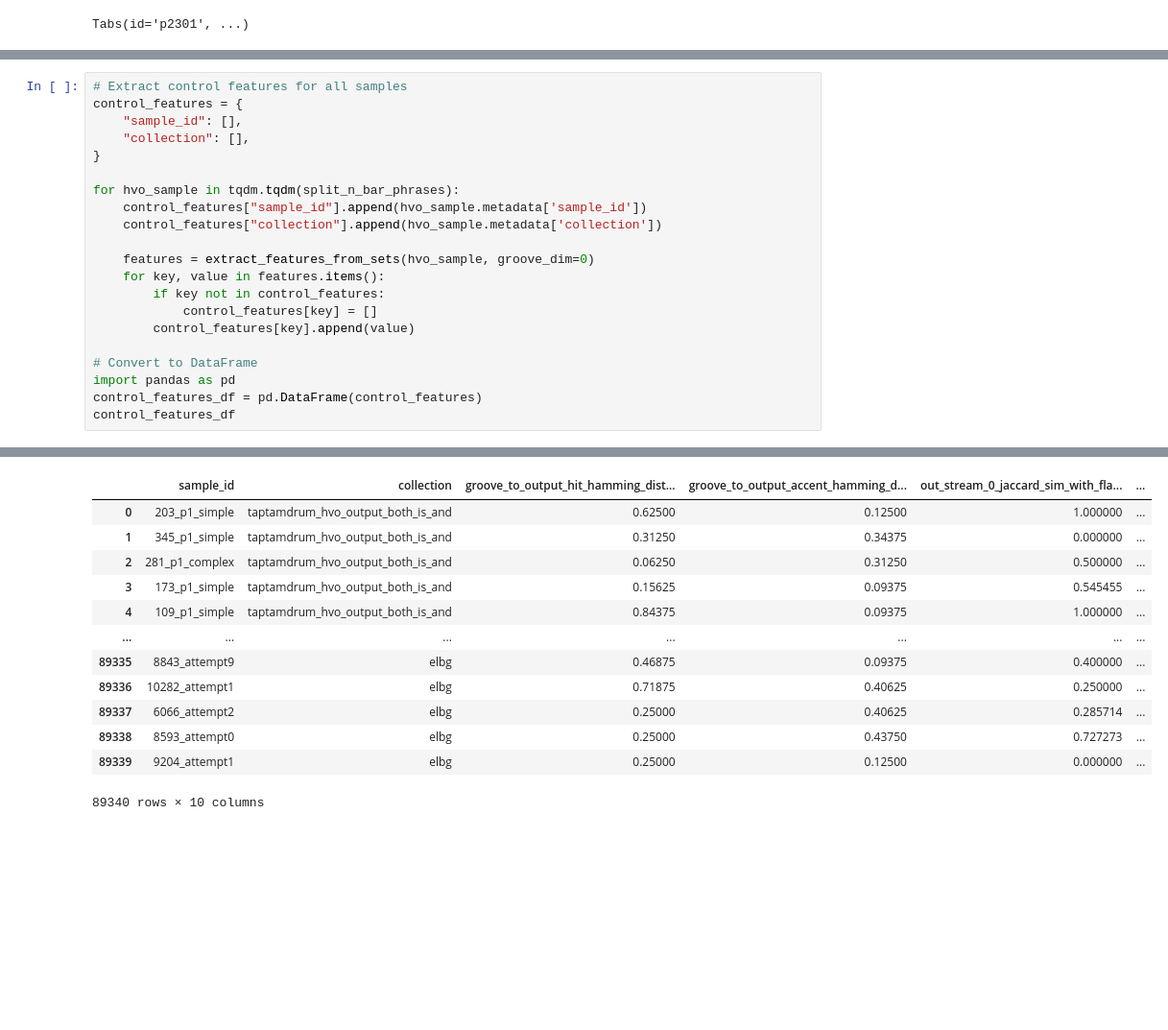
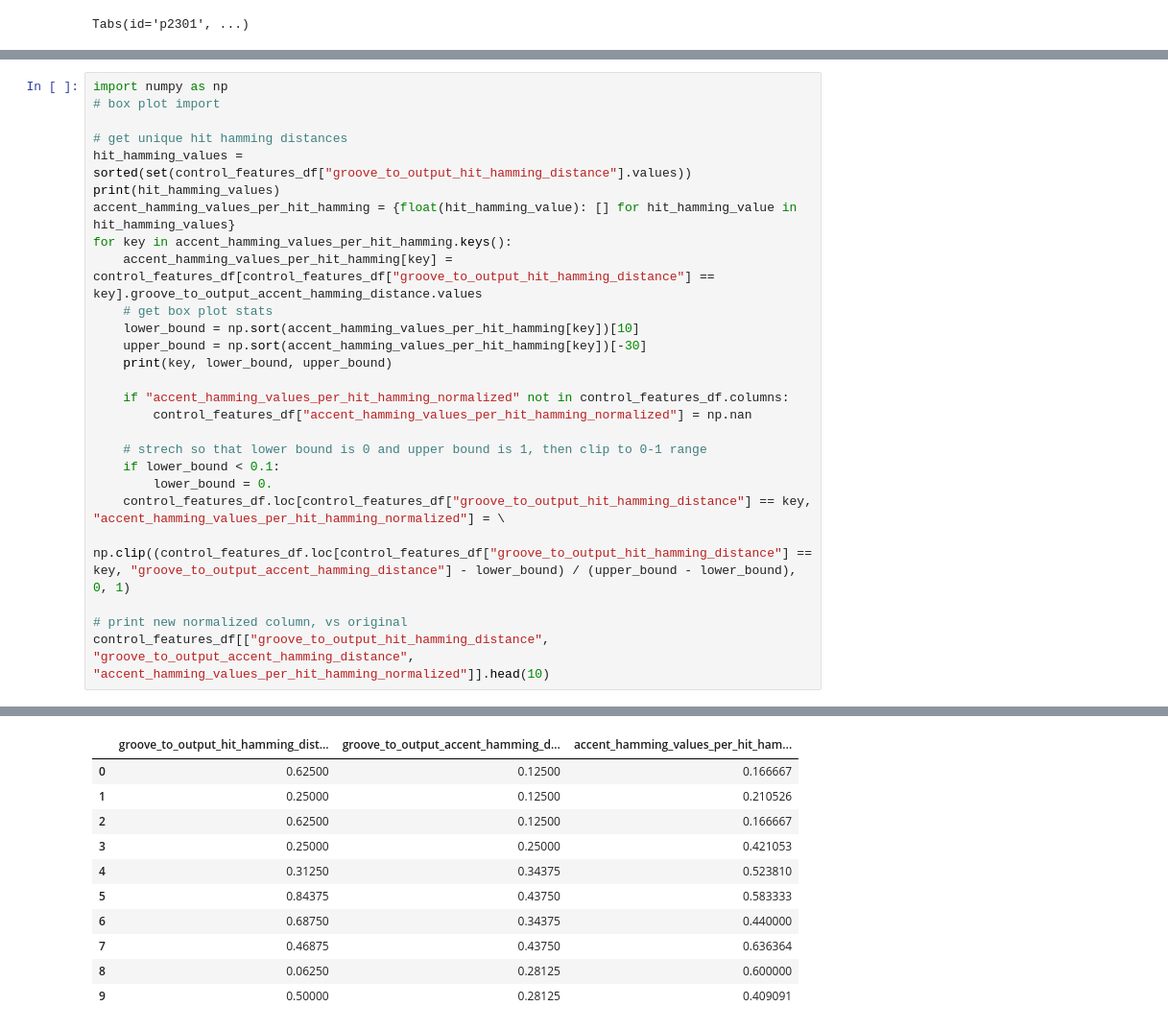
Before and after one commit to justinbosma/TripleStreams, a Jupyter notebook: Dataloader.ipynb, the cells around one changed output, grey strips where cells are left out. Shown at 96% size. Saved outputs shown, nothing was run; the diff lists cells and outputs as text; blank space fills up the shorter version.

```diff
--- a/Dataloader.ipynb
+++ b/Dataloader.ipynb
@@ -325,22 +396,27 @@ extract_features_from_sets(hvo_samples[0], groove_dim=0)
 # %%
-# Extract control features for all samples
-control_features = {
-    "sample_id": [],
-    "collection": [],
-}
+import numpy as np
+# box plot import
 
-for hvo_sample in tqdm.tqdm(split_n_bar_phrases):
-    control_features["sample_id"].append(hvo_sample.metadata['sample_id'])
-    control_features["collection"].append(hvo_sample.metadata['collection'])
+# get unique hit hamming distances
+hit_hamming_values = sorted(set(control_features_df["groove_to_output_hit_hamming_distance"].values))
+print(hit_hamming_values)
+accent_hamming_values_per_hit_hamming = {float(hit_hamming_value): [] for hit_hamming_value in hit_hamming_values}
+for key in accent_hamming_values_per_hit_hamming.keys():
+    accent_hamming_values_per_hit_hamming[key] = control_features_df[control_features_df["groove_to_output_hit_hamming_distance"] == key].groove_to_output_accent_hamming_distance.values
+    # get box plot stats
+    lower_bound = np.sort(accent_hamming_values_per_hit_hamming[key])[10]
+    upper_bound = np.sort(accent_hamming_values_per_hit_hamming[key])[-30]
+    print(key, lower_bound, upper_bound)
 
-    features = extract_features_from_sets(hvo_sample, groove_dim=0)
-    for key, value in features.items():
-        if key not in control_features:
-            control_features[key] = []
-        control_features[key].append(value)
+    if "accent_hamming_values_per_hit_hamming_normalized" not in control_features_df.columns:
+        control_features_df["accent_hamming_values_per_hit_hamming_normalized"] = np.nan
 
-# Convert to DataFrame
-import pandas as pd
-control_features_df = pd.DataFrame(control_features)
-control_features_df
+    # strech so that lower bound is 0 and upper bound is 1, then clip to 0-1 range
+    if lower_bound < 0.1:
+        lower_bound = 0.
+    control_features_df.loc[control_features_df["groove_to_output_hit_hamming_distance"] == key, "accent_hamming_values_per_hit_hamming_normalized"] = \
+        np.clip((control_features_df.loc[control_features_df["groove_to_output_hit_hamming_distance"] == key, "groove_to_output_accent_hamming_distance"] - lower_bound) / (upper_bound - lower_bound), 0, 1)
+
+# print new normalized column, vs original
+control_features_df[["groove_to_output_hit_hamming_distance", "groove_to_output_accent_hamming_distance", "accent_hamming_values_per_hit_hamming_normalized"]].head(10)
 # %% [output]
@@ -347,13 +440,11 @@ control_features_df
-|  | sample_id | collection | groove_to_output_hit_hamming_dist... | groove_to_output_accent_hamming_d... | out_stream_0_jaccard_sim_with_fla... | ... |
-| 0 | 203_p1_simple | taptamdrum_hvo_output_both_is_and | 0.62500 | 0.12500 | 1.000000 | ... |
-| 1 | 345_p1_simple | taptamdrum_hvo_output_both_is_and | 0.31250 | 0.34375 | 0.000000 | ... |
-| 2 | 281_p1_complex | taptamdrum_hvo_output_both_is_and | 0.06250 | 0.31250 | 0.500000 | ... |
-| 3 | 173_p1_simple | taptamdrum_hvo_output_both_is_and | 0.15625 | 0.09375 | 0.545455 | ... |
-| 4 | 109_p1_simple | taptamdrum_hvo_output_both_is_and | 0.84375 | 0.09375 | 1.000000 | ... |
-| ... | ... | ... | ... | ... | ... | ... |
-| 89335 | 8843_attempt9 | elbg | 0.46875 | 0.09375 | 0.400000 | ... |
-| 89336 | 10282_attempt1 | elbg | 0.71875 | 0.40625 | 0.250000 | ... |
-| 89337 | 6066_attempt2 | elbg | 0.25000 | 0.40625 | 0.285714 | ... |
-| 89338 | 8593_attempt0 | elbg | 0.25000 | 0.43750 | 0.727273 | ... |
-| 89339 | 9204_attempt1 | elbg | 0.25000 | 0.12500 | 0.000000 | ... |
+|  | groove_to_output_hit_hamming_dist... | groove_to_output_accent_hamming_d... | accent_hamming_values_per_hit_ham... |
+| 0 | 0.62500 | 0.12500 | 0.166667 |
+| 1 | 0.25000 | 0.12500 | 0.210526 |
+| 2 | 0.62500 | 0.12500 | 0.166667 |
+| 3 | 0.25000 | 0.25000 | 0.421053 |
+| 4 | 0.31250 | 0.34375 | 0.523810 |
+| 5 | 0.84375 | 0.43750 | 0.583333 |
+| 6 | 0.68750 | 0.34375 | 0.440000 |
+| 7 | 0.46875 | 0.43750 | 0.636364 |
+| 8 | 0.06250 | 0.28125 | 0.600000 |
+| 9 | 0.50000 | 0.28125 | 0.409091 |
-89340 rows × 10 columns
```
Also changed, not shown: parts of 10 cells of this notebook.
